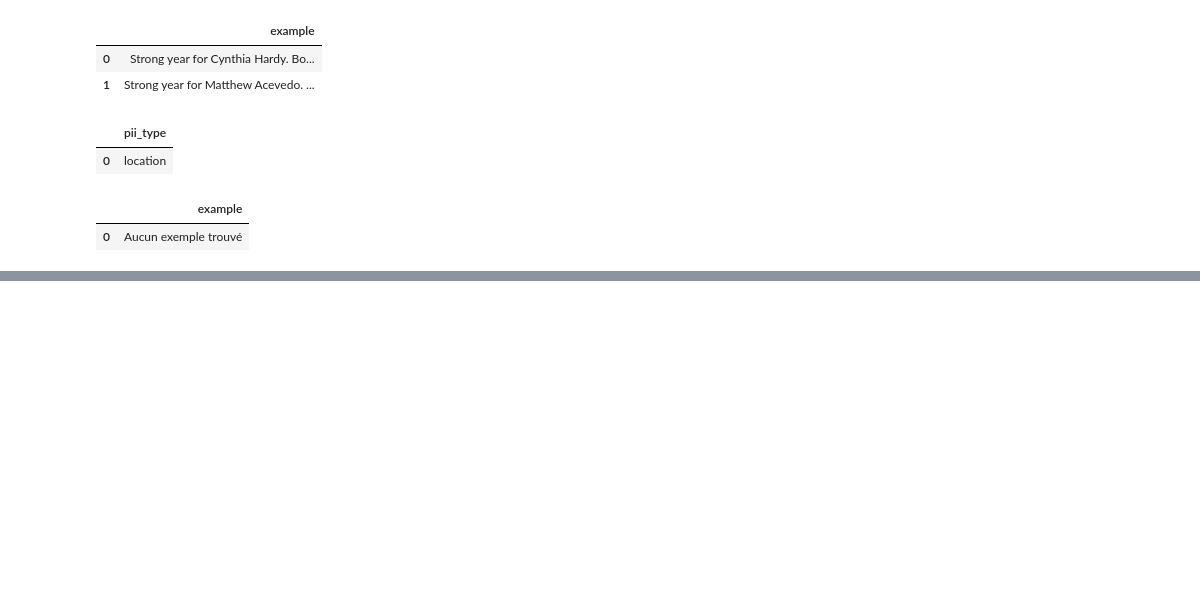
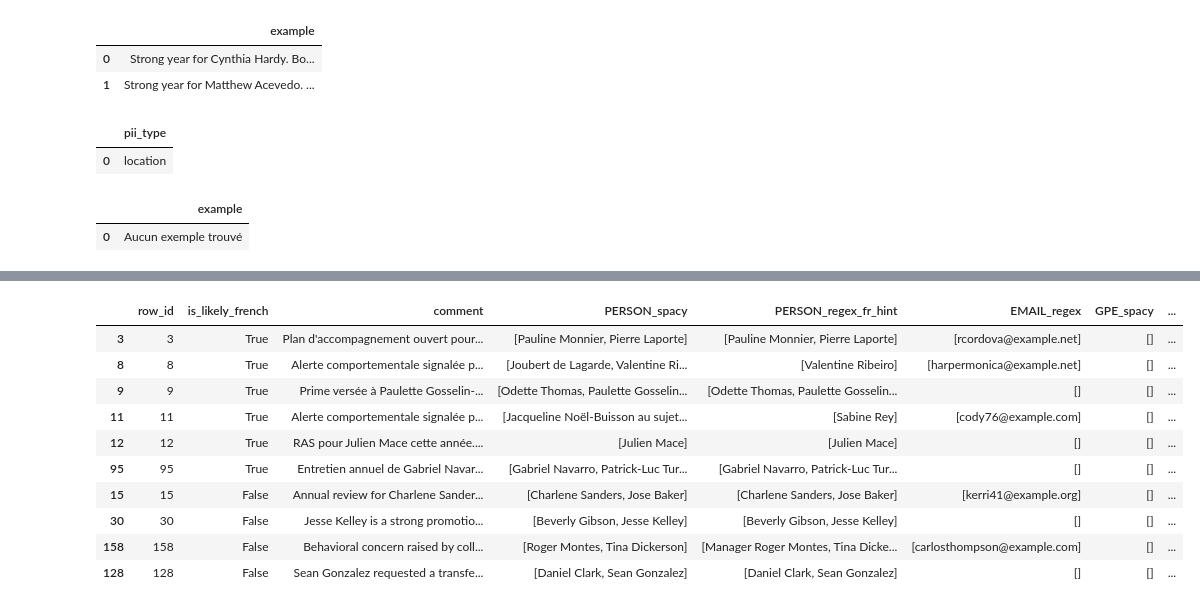
Before and after one commit to Franck-Beugnet/M2-B2-athena-celia-franck, a Jupyter notebook: notebooks/M2-B2_anonymisation_franck.ipynb, the cells around one changed output, grey strips where cells are left out. Saved outputs shown, nothing was run; the diff lists cells and outputs as text; code cells hidden in the pictures; blank space fills up the shorter version.

Commit message:
task7,task8(notebook):spacy NER and strategy

```diff
--- a/notebooks/M2-B2_anonymisation_franck.ipynb
+++ b/notebooks/M2-B2_anonymisation_franck.ipynb
@@ -165,0 +275,32 @@ with pd.option_context("display.max_colwidth", None):
+# %%
+# Verification qualitative sur ~10 exemples
+quali_cols = [
+    "row_id",
+    "is_likely_french",
+    "comment",
+    "PERSON_spacy",
+    "PERSON_regex_fr_hint",
+    "EMAIL_regex",
+    "GPE_spacy",
+    "ORG_spacy",
+]
+
+# 5 exemples FR probables + 5 exemples random pour comparer
+fr_examples = ner_df[ner_df["is_likely_french"]].head(5)
+random_examples = ner_df.sample(5, random_state=RANDOM_STATE)
+quali_10 = pd.concat([fr_examples, random_examples], axis=0).drop_duplicates(subset=["row_id"]).head(10)
+
+with pd.option_context("display.max_colwidth", None):
+    display(quali_10[quali_cols])
+# %% [output]
+|  | row_id | is_likely_french | comment | PERSON_spacy | PERSON_regex_fr_hint | EMAIL_regex | GPE_spacy | ... |
+| 3 | 3 | True | Plan d'accompagnement ouvert pour... | [Pauline Monnier, Pierre Laporte] | [Pauline Monnier, Pierre Laporte] | [rcordova@example.net] | [] | ... |
+| 8 | 8 | True | Alerte comportementale signalée p... | [Joubert de Lagarde, Valentine Ri... | [Valentine Ribeiro] | [harpermonica@example.net] | [] | ... |
+| 9 | 9 | True | Prime versée à Paulette Gosselin-... | [Odette Thomas, Paulette Gosselin... | [Odette Thomas, Paulette Gosselin... | [] | [] | ... |
+| 11 | 11 | True | Alerte comportementale signalée p... | [Jacqueline Noël-Buisson au sujet... | [Sabine Rey] | [cody76@example.com] | [] | ... |
+| 12 | 12 | True | RAS pour Julien Mace cette année.... | [Julien Mace] | [Julien Mace] | [] | [] | ... |
+| 95 | 95 | True | Entretien annuel de Gabriel Navar... | [Gabriel Navarro, Patrick-Luc Tur... | [Gabriel Navarro, Patrick-Luc Tur... | [] | [] | ... |
+| 15 | 15 | False | Annual review for Charlene Sander... | [Charlene Sanders, Jose Baker] | [Charlene Sanders, Jose Baker] | [kerri41@example.org] | [] | ... |
+| 30 | 30 | False | Jesse Kelley is a strong promotio... | [Beverly Gibson, Jesse Kelley] | [Beverly Gibson, Jesse Kelley] | [] | [] | ... |
+| 158 | 158 | False | Behavioral concern raised by coll... | [Roger Montes, Tina Dickerson] | [Manager Roger Montes, Tina Dicke... | [carlosthompson@example.com] | [] | ... |
+| 128 | 128 | False | Sean Gonzalez requested a transfe... | [Daniel Clark, Sean Gonzalez] | [Daniel Clark, Sean Gonzalez] | [] | [] | ... |
```
Also changed, not shown: parts of 5 cells of this notebook, 1 other file.
